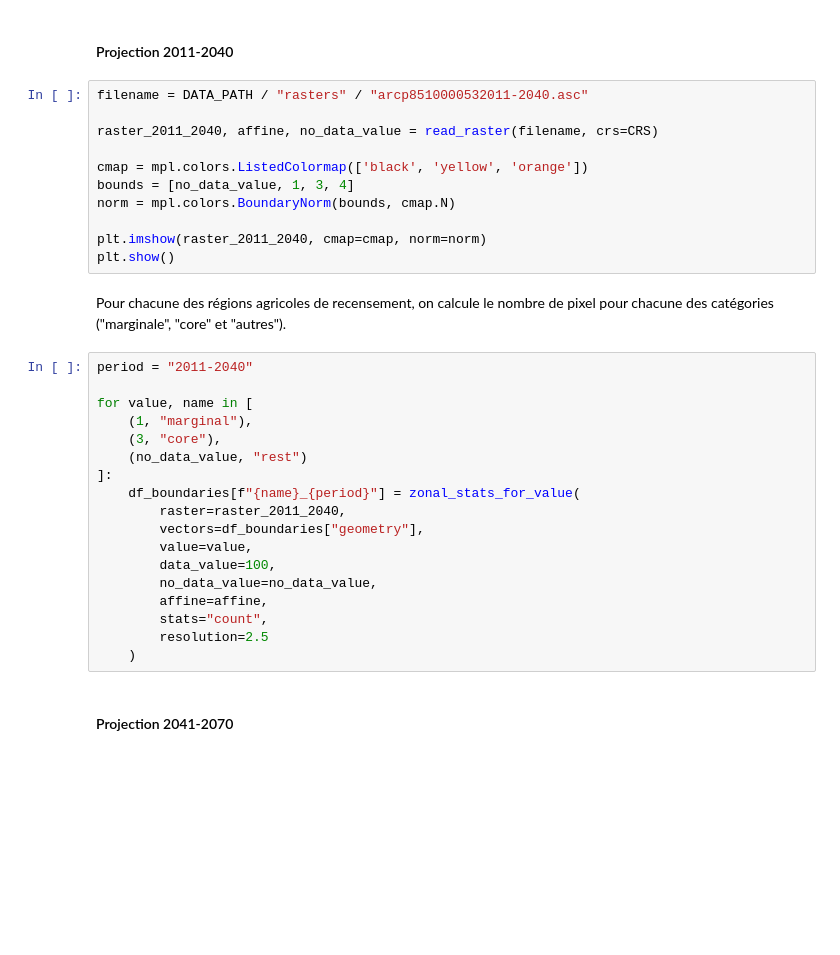
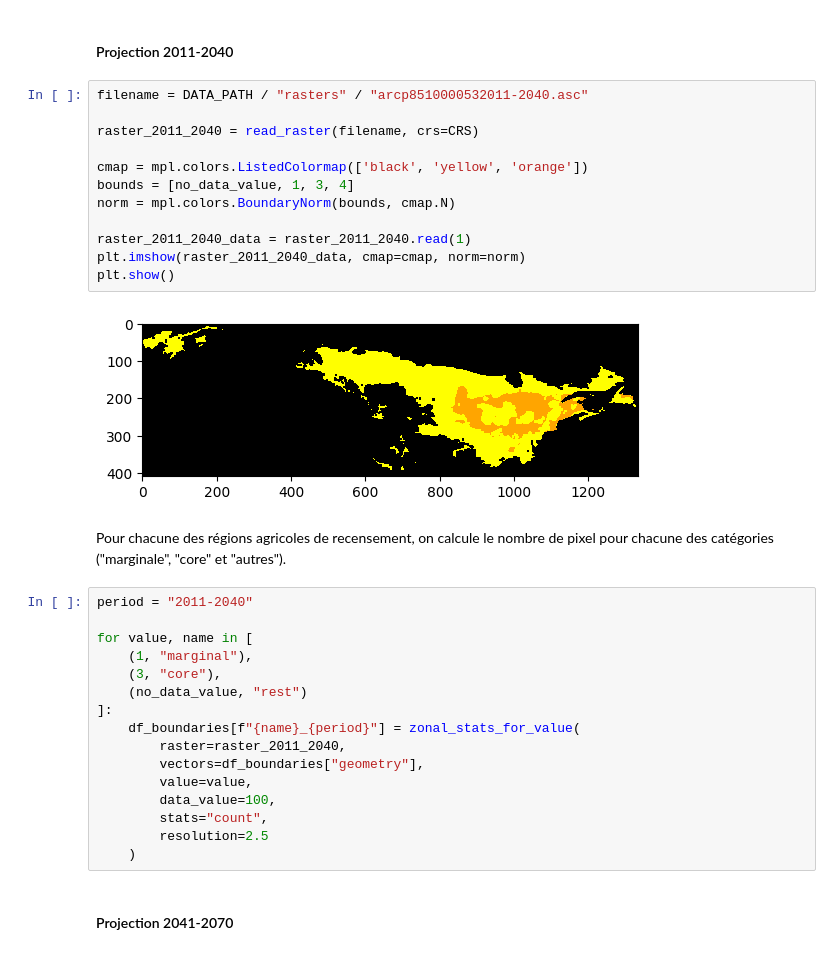
Before and after one commit to bouchardi/map_le, a Jupyter notebook: analysis.ipynb, the cells around one changed output. Drawn from its saved outputs; the diff is of its cells as text; blank space fills up the shorter version.

```diff
--- a/analysis.ipynb
+++ b/analysis.ipynb
@@ -158,14 +189,17 @@ _Source: https://protect-eu.mimecast.com/s/G3lTCVNkkFqzB6DHGqvem?domain=planthar
 # %%
 filename = DATA_PATH / "rasters" / "arcp8510000532011-2040.asc"
 
-raster_2011_2040, affine, no_data_value = read_raster(filename, crs=CRS)
+raster_2011_2040 = read_raster(filename, crs=CRS)
 
 cmap = mpl.colors.ListedColormap(['black', 'yellow', 'orange'])
 bounds = [no_data_value, 1, 3, 4]
 norm = mpl.colors.BoundaryNorm(bounds, cmap.N)
 
-plt.imshow(raster_2011_2040, cmap=cmap, norm=norm)
+raster_2011_2040_data = raster_2011_2040.read(1)
+plt.imshow(raster_2011_2040_data, cmap=cmap, norm=norm)
 plt.show()
+# %% [output]
+[figure, added]
 # %% [markdown]
 Pour chacune des régions agricoles de recensement, on calcule le nombre de pixel pour chacune des catégories ("marginale", "core" et "autres").
 # %%
@@ -181,8 +215,6 @@ for value, name in [
         vectors=df_boundaries["geometry"],
         value=value,
         data_value=100,
-        no_data_value=no_data_value,
-        affine=affine,
         stats="count",
         resolution=2.5
     )
```
Also changed, not shown: parts of 32 cells of this notebook, 1 other file.
